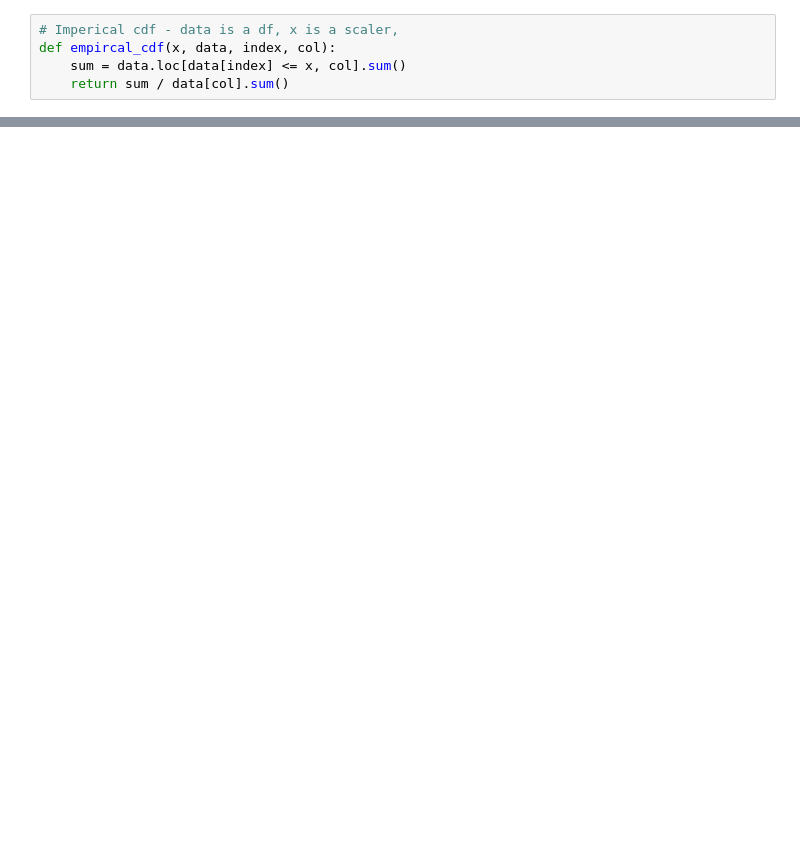
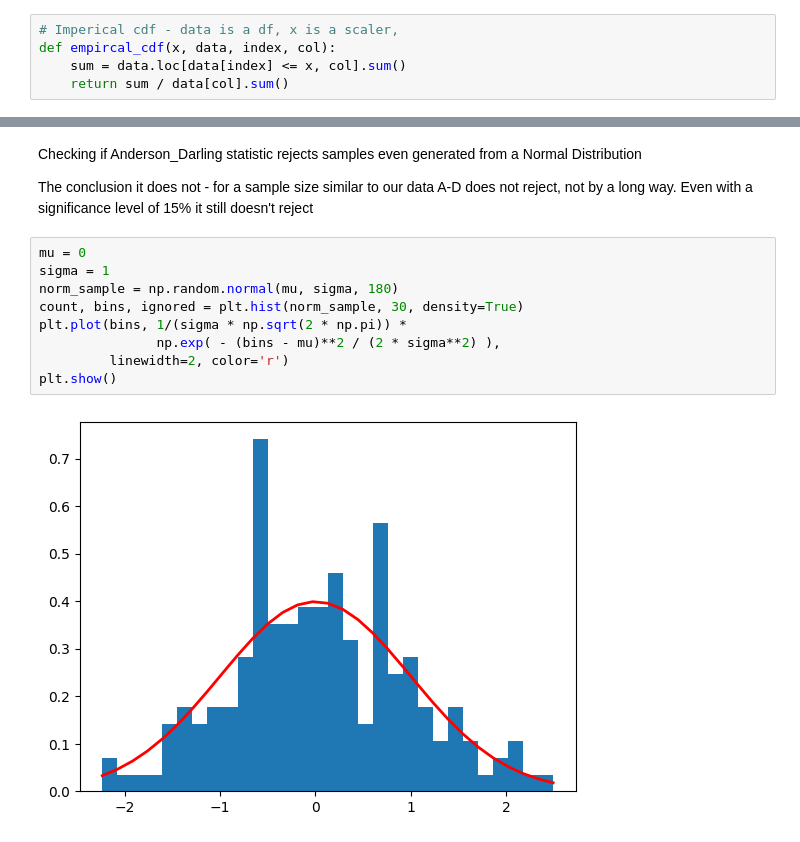
Before and after one commit to eirikbaekkelund/BikeSharing, a Jupyter notebook: develop_FC.ipynb, the cells around one changed output, grey strips where cells are left out. Saved outputs shown, nothing was run; the diff lists cells and outputs as text; blank space fills up the shorter version.

```diff
--- a/develop_FC.ipynb
+++ b/develop_FC.ipynb
@@ -221,0 +216,15 @@ axs.legend()
+# %% [markdown]
+Checking if Anderson_Darling statistic rejects samples even generated from a Normal Distribution
+
+The conclusion it does not - for a sample size similar to our data A-D does not reject, not by a long way. Even with a significance level of 15% it still doesn't reject
+# %%
+mu = 0
+sigma = 1
+norm_sample = np.random.normal(mu, sigma, 180)
+count, bins, ignored = plt.hist(norm_sample, 30, density=True)
+plt.plot(bins, 1/(sigma * np.sqrt(2 * np.pi)) *
+               np.exp( - (bins - mu)**2 / (2 * sigma**2) ),
+         linewidth=2, color='r')
+plt.show()
+# %% [output]
+[figure, added]
```
Also changed, not shown: parts of 12 cells of this notebook.
